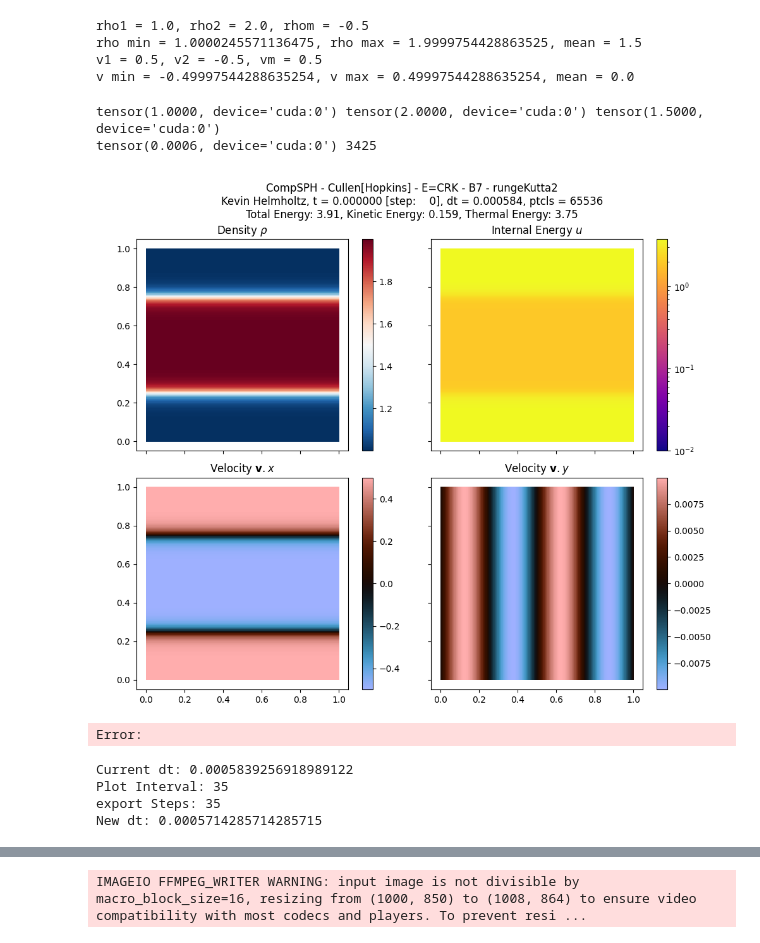
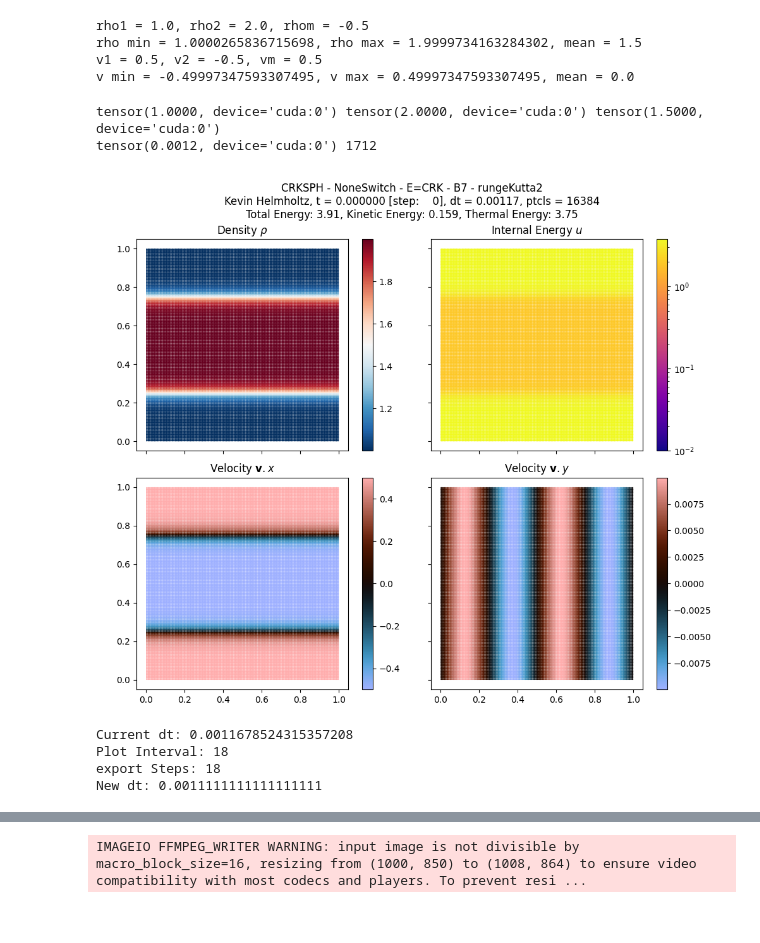
Before and after one commit to tum-pbs/diffSPH, a Jupyter notebook: examples/compressible/KevinHelmHoltz.ipynb, the cells around one changed output, grey strips where cells are left out. Drawn from its saved outputs; the diff is of its cells as text; code cells hidden in the pictures.

```diff
--- a/examples/compressible/KevinHelmHoltz.ipynb
+++ b/examples/compressible/KevinHelmHoltz.ipynb
@@ -36,14 +36,14 @@ targetNeighbors = n_h_to_nH(4, dim)
 CFL = 0.3
 goalRadius = 0.8
 
-nx = 256
+nx = 128
 rho0 = 1
 E0 = 1
 gamma = 5/3
 
-scheme = SimulationScheme.CompSPH
+scheme = SimulationScheme.CRKSPH
 integrationScheme = IntegrationSchemeType.rungeKutta2
-viscositySwitch = ViscositySwitch.CullenHopkins
+viscositySwitch = ViscositySwitch.NoneSwitch
 supportScheme = AdaptiveSupportScheme.OwenScheme
 
 domain = buildDomainDescription(l = 1, dim = dim, periodic = True, device = device, dtype = dtype)
@@ -98,9 +98,9 @@ print(f'v min = {v_x.min()}, v max = {v_x.max()}, mean = {v_x.mean()}')
 v_initial = torch.stack([v_x, v_y], dim = 1)
 # %% [output]
 rho1 = 1.0, rho2 = 2.0, rhom = -0.5
-rho min = 1.0000245571136475, rho max = 1.9999754428863525, mean = 1.5
+rho min = 1.0000265836715698, rho max = 1.9999734163284302, mean = 1.5
 v1 = 0.5, v2 = -0.5, vm = 0.5
-v min = -0.49997544288635254, v max = 0.49997544288635254, mean = 0.0
+v min = -0.49997347593307495, v max = 0.49997347593307495, mean = 0.0
 # %%
 Pinitial = torch.ones_like(rho) * 2.5
 # %%
@@ -163,7 +163,7 @@ simulationState = copy.deepcopy(particleSystem)
 print(dt, timesteps)
 # %% [output]
 tensor(1.0000, device='cuda:0') tensor(2.0000, device='cuda:0') tensor(1.5000, device='cuda:0')
-tensor(0.0006, device='cuda:0') 3425
+tensor(0.0012, device='cuda:0') 1712
 # %%
 from diffSPH.plotting import visualizeParticles, updatePlot
 from diffSPH.modules.adaptiveSmoothingASPH import n_h_to_nH, evaluateOptimalSupportOwen
@@ -172,7 +172,7 @@ fluidParticles = simulationState.systemState
 
 fig, axis = plt.subplots(2, 2, figsize=(10, 8.5), squeeze=False, sharex=True, sharey=True)
 
-s = 0.1
+s = 1
 densityPlotState = visualizeParticles(fig, axis[0,0],
                      particles = fluidParticles,
                      domain = domain,
@@ -186,7 +186,7 @@ densityPlotState = visualizeParticles(fig, axis[0,0],
                      midPoint=1.5,
                      title='Density $\\rho$',
                      markerSize = s,
-                     gridVisualization=True, gridResolution=256)
+                     gridVisualization=False, gridResolution=256)
 
 internalEnergyPlotState = visualizeParticles(fig, axis[0,1],
                      particles = fluidParticles,
@@ -201,7 +201,7 @@ internalEnergyPlotState = visualizeParticles(fig, axis[0,1],
                      scaling = 'log',
                      vmin = 1e-2,
                      markerSize = s,
-                     gridVisualization=True, gridResolution=256)
+                     gridVisualization=False, gridResolution=256)
 
 velocityXPlotState = visualizeParticles(fig, axis[1,0],
                      particles = fluidParticles,
@@ -216,37 +216,36 @@ velocityXPlotState = visualizeParticles(fig, axis[1,0],
                      title='Velocity $\mathbf{v}.x$',
                      mapping = '.x',
                      markerSize = s,
-                     gridVisualization=True, gridResolution=256)
+                     gridVisualization=False, gridResolution=256)
 velocityYPlotState = visualizeParticles(fig, axis[1,1],
                      particles = fluidParticles,
                      domain = domain,
                      quantity = fluidParticles.velocities,
                      which = 'fluid',
                      visualizeBoth=False,
                      kernel = solverConfig['kernel'],
                      plotDomain = False,
                      cmap = 'berlin',
                      midPoint=0,
                      title='Velocity $\mathbf{v}.y$',
                      mapping = '.y',
                      markerSize = s,
-                     gridVisualization=True, gridResolution=256)
+                     gridVisualization=False, gridResolution=256)
 
 # for ax in axis.flatten():
     # ax.set_xlim(-1, 1)
     # ax.set_ylim(-1,1)
 kineticEnergy = 0.5 * (torch.linalg.norm(simulationState.systemState.velocities, dim = -1) **2 * simulationState.systemState.masses).sum()
 thermalEnergy = (simulationState.systemState.internalEnergies * simulationState.systemState.masses).sum()
 totalEnergy = kineticEnergy + thermalEnergy
 
 
 fig.suptitle(f'{solverConfig["schemeName"]}\nKevin Helmholtz, t = {simulationState.t:2f} [step: {0:4d}], dt = {dt:.3g}, ptcls = {len(simulationState.systemState.positions)}\nTotal Energy: {totalEnergy:.3g}, Kinetic Energy: {kineticEnergy:.3g}, Thermal Energy: {thermalEnergy:.3g}')
 # fig.suptitle(f'{solverConfig["schemeName"]}\nSedov-Taylor Explosion, t = {simulationState.t:2f} [step: {0:4d}], dt = {dt:.3g}, ptcls = {len(simulationState.systemState.positions)}\nTotal Energy: {totalEnergy:.3g}, Kinetic Energy: {kineticEnergy:.3g}, Thermal Energy: {thermalEnergy:.3g}')
 
 fig.tight_layout()
 # %% [output]
-[figure, old version]
+[figure, new version]
-Error:
 # %%
 
 import math
@@ -266,10 +265,10 @@ os.makedirs(imagePrefix, exist_ok = True)
 
 fig.savefig(f'{imagePrefix}frame_{0:05d}.png', dpi = 100)
 # %% [output]
-Current dt: 0.0005839256918989122
-Plot Interval: 35
-export Steps: 35
-New dt: 0.0005714285714285715
+Current dt: 0.0011678524315357208
+Plot Interval: 18
+export Steps: 18
+New dt: 0.0011111111111111111
 # %%
 states = []
 dt = newDt
```
Also changed, not shown: parts of 1 cell of this notebook, 9 other files.
